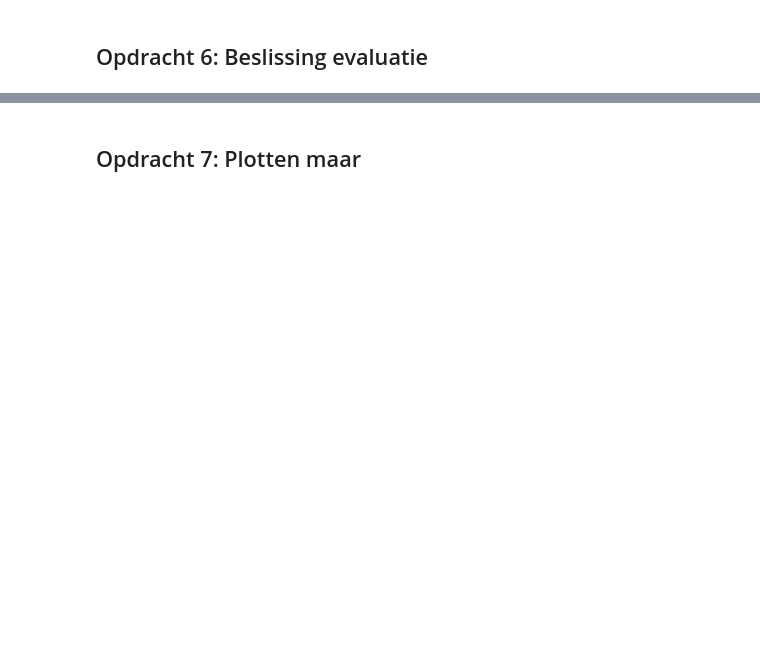
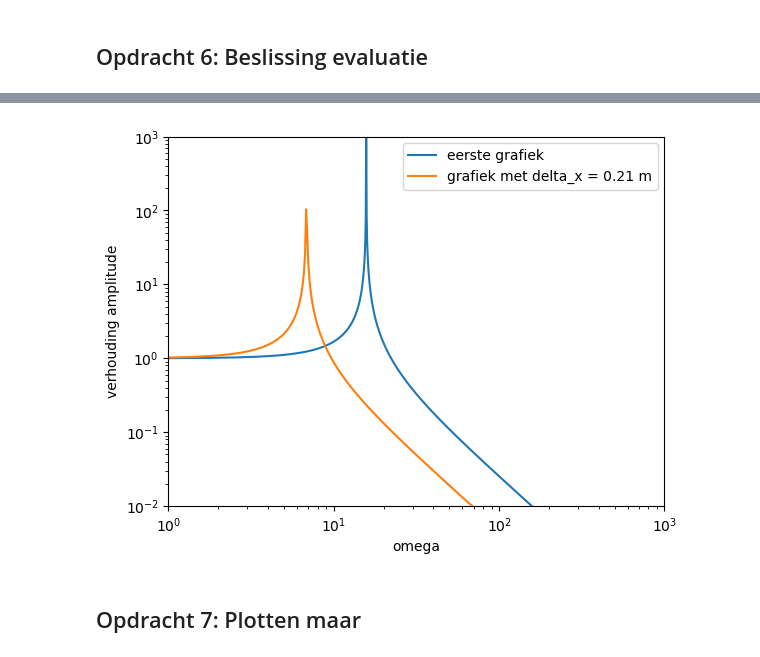
Before and after one commit to ChristophSmit/opdrachten-DEF-D, a Jupyter notebook: FysiekeOntwerpopdrachten/5MaakEenOpstellingTrillingsvrij/Ontwerpopdracht5MaakEenOpstellingTrillingsvrijInvulTemplate.ipynb, the cells around one changed output, grey strips where cells are left out. Saved outputs shown, nothing was run; the diff lists cells and outputs as text; code cells hidden in the pictures; blank space fills up the shorter version.

```diff
--- a/FysiekeOntwerpopdrachten/5MaakEenOpstellingTrillingsvrij/Ontwerpopdracht5MaakEenOpstellingTrillingsvrijInvulTemplate.ipynb
+++ b/FysiekeOntwerpopdrachten/5MaakEenOpstellingTrillingsvrij/Ontwerpopdracht5MaakEenOpstellingTrillingsvrijInvulTemplate.ipynb
@@ -105,6 +152,22 @@ Deze grafiek heb je later weer nodig om je gemeten punten aan toe te voegen. Ga
 Als je hier negatief geantwoord hebt, kopieer onder deze cel dan alle cellen van Synthese tot en met Evaluation & decision en doorloop dat deel van het ontwerp proces nogmaals.
 # %%
 # Voeg hier je plot in.
+omega_2 = np.sqrt(9.81/0.21)
+
+def verhouding_amplitude2(omega):
+    return 1 / (1-omega**2/omega_2**2)
+
+plt.figure()
+plt.loglog(x_test, np.abs(verhouding_amplitude(x_test)), label = "eerste grafiek")
+plt.loglog(x_test, np.abs(verhouding_amplitude2(x_test)), label = "grafiek met delta_x = 0.21 m")
+plt.xlim(1, 1000)
+plt.ylim(0.01, 1000)
+plt.xlabel("omega")
+plt.ylabel("verhouding amplitude")
+plt.legend()
+plt.show()
+# %% [output]
+[figure, added]
 # %% [markdown]
 ## Opdracht 7: Plotten maar
 # %%
```
Also changed, not shown: parts of 18 cells of this notebook, 2 other files.
